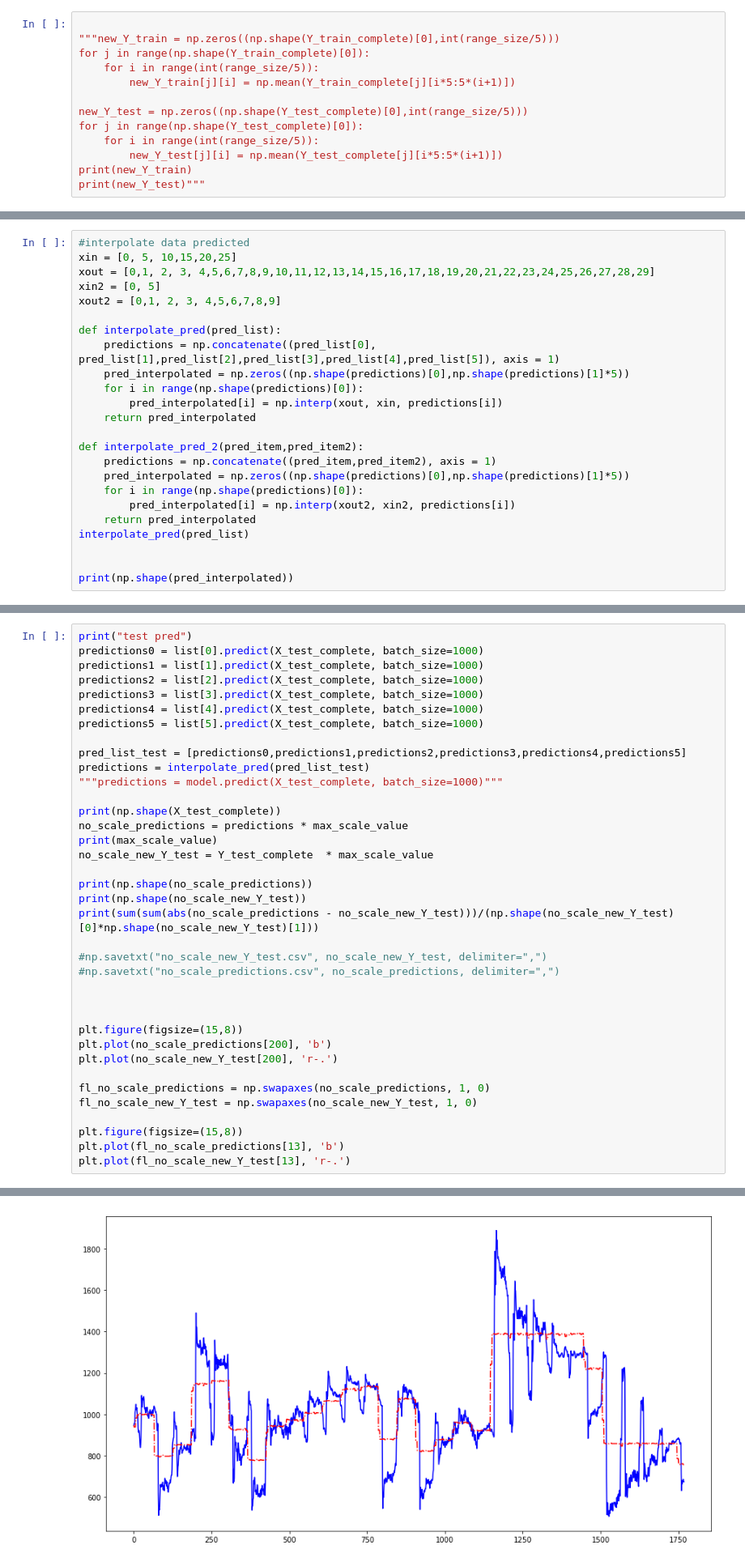
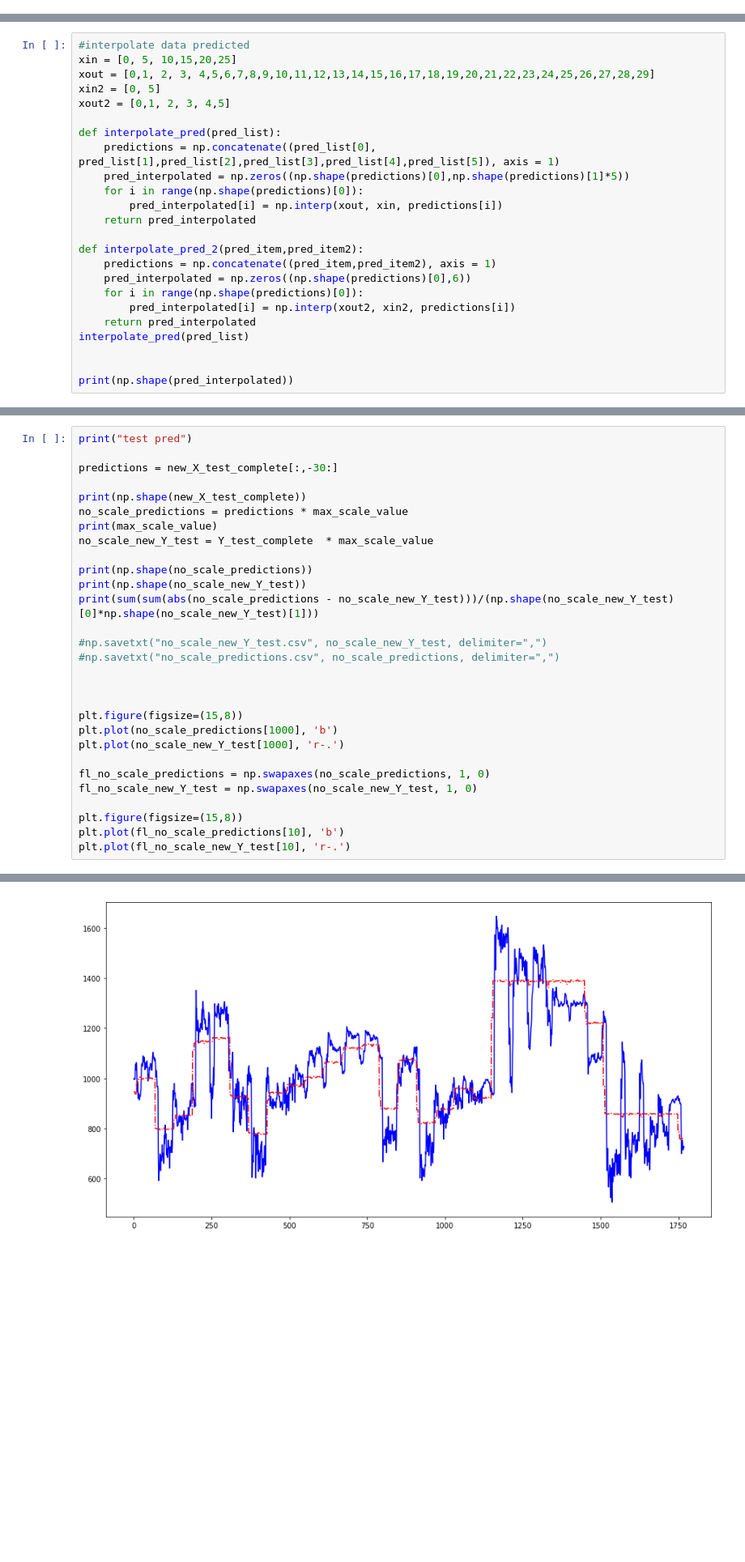
Before and after one commit to misliwin/SDN_prediction, a Jupyter notebook: NN.ipynb, the cells around one changed output, grey strips where cells are left out. Shown: that part at 81% size. Cells and saved outputs as stored; diff of their text form; blank space fills up the shorter version.

```diff
--- a/NN.ipynb
+++ b/NN.ipynb
@@ -130,13 +122,0 @@ print(Y_train_complete[0])
-# %%
-
-"""new_Y_train = np.zeros((np.shape(Y_train_complete)[0],int(range_size/5)))
-for j in range(np.shape(Y_train_complete)[0]):
-    for i in range(int(range_size/5)):
-        new_Y_train[j][i] = np.mean(Y_train_complete[j][i*5:5*(i+1)])
-
-new_Y_test = np.zeros((np.shape(Y_test_complete)[0],int(range_size/5)))
-for j in range(np.shape(Y_test_complete)[0]):
-    for i in range(int(range_size/5)):
-        new_Y_test[j][i] = np.mean(Y_test_complete[j][i*5:5*(i+1)])
-print(new_Y_train)
-print(new_Y_test)"""
@@ -410,7 +375,7 @@ train prediction:
 xin = [0, 5, 10,15,20,25]
 xout = [0,1, 2, 3, 4,5,6,7,8,9,10,11,12,13,14,15,16,17,18,19,20,21,22,23,24,25,26,27,28,29]
 xin2 = [0, 5]
-xout2 = [0,1, 2, 3, 4,5,6,7,8,9]
+xout2 = [0,1, 2, 3, 4,5]
 
 def interpolate_pred(pred_list):
     predictions = np.concatenate((pred_list[0], pred_list[1],pred_list[2],pred_list[3],pred_list[4],pred_list[5]), axis = 1)
@@ -421,7 +386,7 @@ def interpolate_pred(pred_list):
 
 def interpolate_pred_2(pred_item,pred_item2):
     predictions = np.concatenate((pred_item,pred_item2), axis = 1)
-    pred_interpolated = np.zeros((np.shape(predictions)[0],np.shape(predictions)[1]*5))
+    pred_interpolated = np.zeros((np.shape(predictions)[0],6))
     for i in range(np.shape(predictions)[0]):
         pred_interpolated[i] = np.interp(xout2, xin2, predictions[i])
     return pred_interpolated
@@ -443,17 +452,9 @@ print(np.shape(X_test_complete))
 # %%
 print("test pred")
-predictions0 = list[0].predict(X_test_complete, batch_size=1000)
-predictions1 = list[1].predict(X_test_complete, batch_size=1000)
-predictions2 = list[2].predict(X_test_complete, batch_size=1000)
-predictions3 = list[3].predict(X_test_complete, batch_size=1000)
-predictions4 = list[4].predict(X_test_complete, batch_size=1000)
-predictions5 = list[5].predict(X_test_complete, batch_size=1000)
 
-pred_list_test = [predictions0,predictions1,predictions2,predictions3,predictions4,predictions5]
-predictions = interpolate_pred(pred_list_test)
-"""predictions = model.predict(X_test_complete, batch_size=1000)"""
+predictions = new_X_test_complete[:,-30:]
 
-print(np.shape(X_test_complete))
+print(np.shape(new_X_test_complete))
 no_scale_predictions = predictions * max_scale_value
 print(max_scale_value)
 no_scale_new_Y_test = Y_test_complete  * max_scale_value
@@ -468,14 +469,14 @@ print(sum(sum(abs(no_scale_predictions - no_scale_new_Y_test)))/(np.shape(no_sca
 
 
 plt.figure(figsize=(15,8))
-plt.plot(no_scale_predictions[200], 'b')
-plt.plot(no_scale_new_Y_test[200], 'r-.')
+plt.plot(no_scale_predictions[1000], 'b')
+plt.plot(no_scale_new_Y_test[1000], 'r-.')
 
 fl_no_scale_predictions = np.swapaxes(no_scale_predictions, 1, 0)
 fl_no_scale_new_Y_test = np.swapaxes(no_scale_new_Y_test, 1, 0)
 
 plt.figure(figsize=(15,8))
-plt.plot(fl_no_scale_predictions[13], 'b')
-plt.plot(fl_no_scale_new_Y_test[13], 'r-.')
+plt.plot(fl_no_scale_predictions[10], 'b')
+plt.plot(fl_no_scale_new_Y_test[10], 'r-.')
 # %% [output]
 test pred
@@ -489 +490 @@ test pred
-[figure, old version]
+[figure, new version]
```
Also changed, not shown: parts of 8 cells of this notebook.
